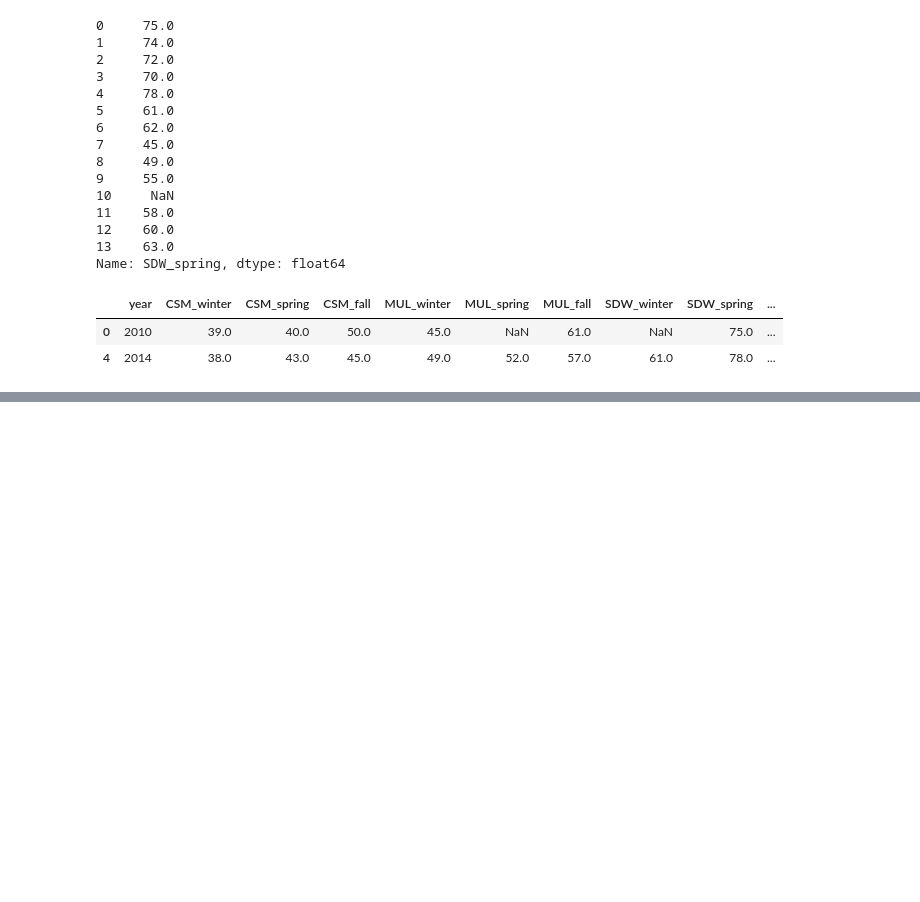
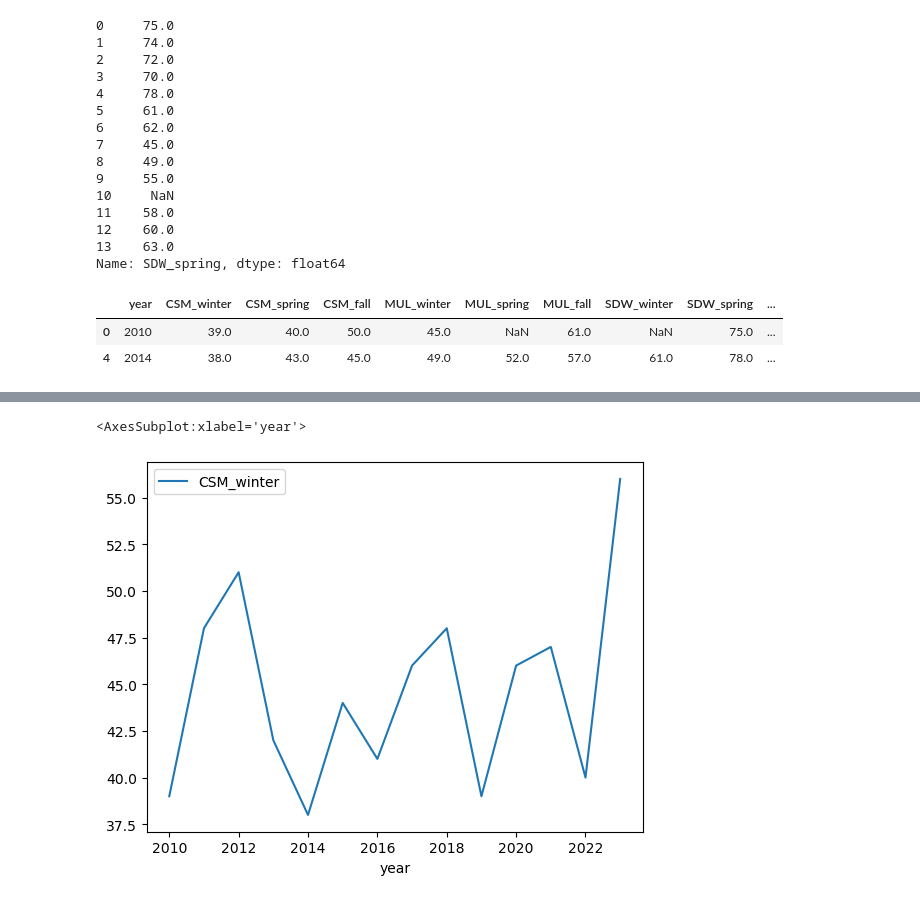
Before and after one commit to ryangreen6/eds220-2024-in-class, a Jupyter notebook: week2-dataframe-subsetting.ipynb, the cells around one changed output, grey strips where cells are left out. Drawn from its saved outputs; the diff is of its cells as text; code cells hidden in the pictures; blank space fills up the shorter version.

```diff
--- a/week2-dataframe-subsetting.ipynb
+++ b/week2-dataframe-subsetting.ipynb
@@ -297,0 +319,6 @@ sdw_spring_over75
+# %%
+# Birds species registered during winter at CSM yearly
+df.plot(x='year', y='CSM_winter')
+# %% [output]
+<AxesSubplot:xlabel='year'>
+[figure, added]
```
Also changed, not shown: parts of 28 cells of this notebook.
